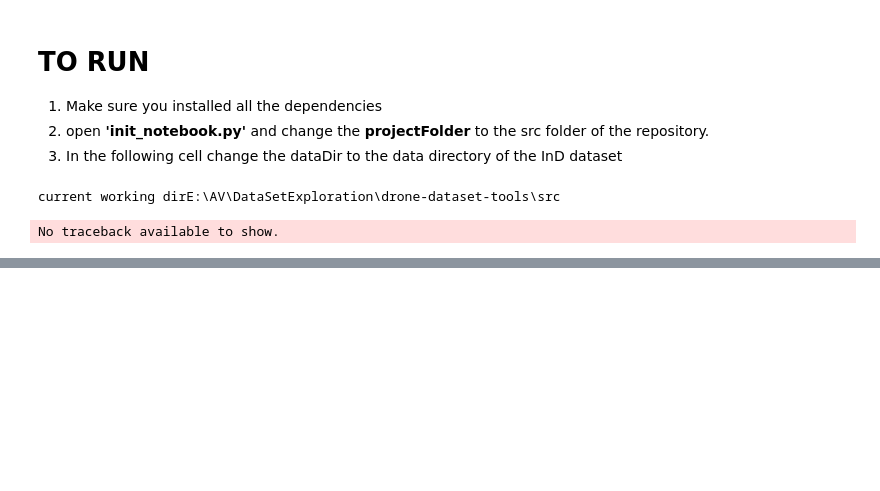
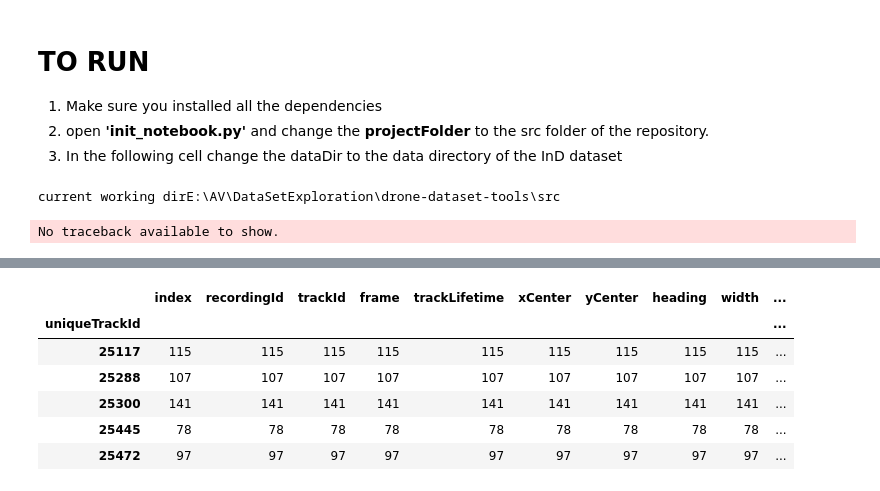
Before and after one commit to ika-rwth-aachen/drone-dataset-tools, a Jupyter notebook: src/notebooks/debug.ipynb, the cells around one changed output, grey strips where cells are left out. Cells and saved outputs as stored; diff of their text form; code cells hidden in the pictures; blank space fills up the shorter version.

```diff
--- a/src/notebooks/debug.ipynb
+++ b/src/notebooks/debug.ipynb
@@ -43,4 +33,24 @@ INFO:root:Downsampling recording 29 from 25.0 to 2.5
 # %%
-pedData = loc2data.getSceneCrossingDf(11, 5.0, 5.0)
+sceneId = 21
+sceneConfig = {
+      "centerXPixel": 302.5,
+      "centerYPixel": 345.5,
+      "centerX": 29.57,
+      "centerY": -33.77,
+      "angle": 16.0,
+      "roadWidth": 9.0,
+      "boxWidth": 15.0
+    }
+boxWidth = sceneConfig["boxWidth"]
+roadWidth = sceneConfig["roadWidth"]
+pedData = loc2data.getSceneCrossingDf(sceneId, boxWidth, roadWidth)
 pedData.groupby(["uniqueTrackId"]).count()
+# %% [output]
+|  | index | recordingId | trackId | frame | trackLifetime | xCenter | yCenter | heading | width | ... |
+| uniqueTrackId |  |  |  |  |  |  |  |  |  | ... |
+| 25117 | 115 | 115 | 115 | 115 | 115 | 115 | 115 | 115 | 115 | ... |
+| 25288 | 107 | 107 | 107 | 107 | 107 | 107 | 107 | 107 | 107 | ... |
+| 25300 | 141 | 141 | 141 | 141 | 141 | 141 | 141 | 141 | 141 | ... |
+| 25445 | 78 | 78 | 78 | 78 | 78 | 78 | 78 | 78 | 78 | ... |
+| 25472 | 97 | 97 | 97 | 97 | 97 | 97 | 97 | 97 | 97 | ... |
 # %%
```
Also changed, not shown: parts of 10 cells of this notebook, 8 other files.
